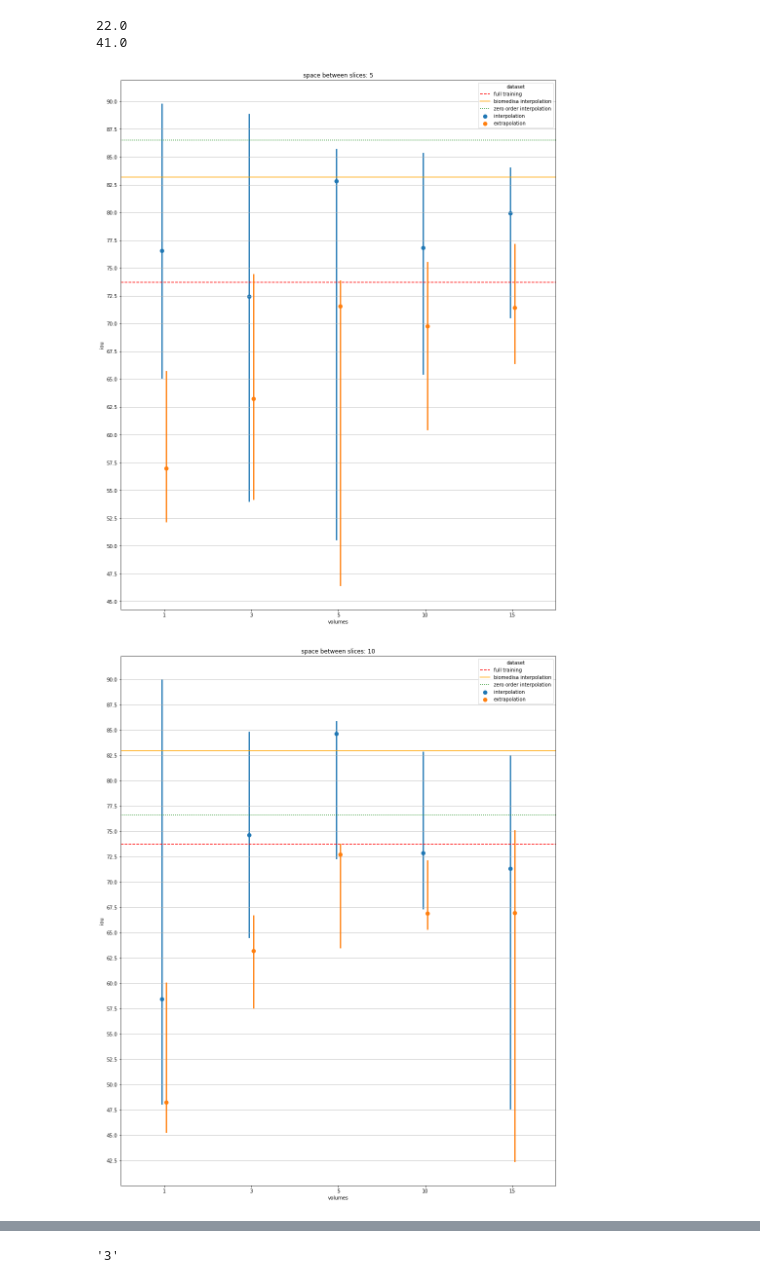
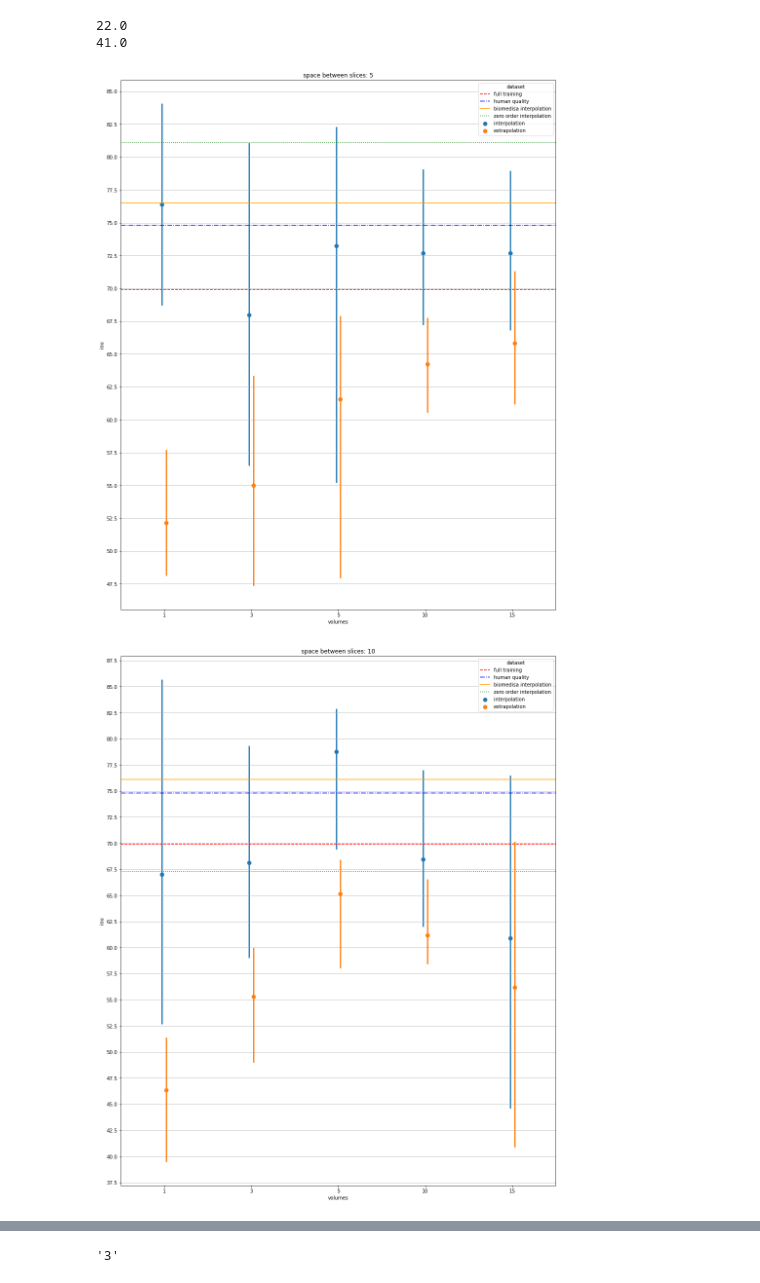
Before and after one commit to DL4XRayTomoImaging-KIT/training-repo, a Jupyter notebook: compare trainings.ipynb, the cells around one changed output, grey strips where cells are left out. Saved outputs shown, nothing was run; the diff lists cells and outputs as text; code cells hidden in the pictures.

```diff
--- a/compare trainings.ipynb
+++ b/compare trainings.ipynb
@@ -361,7 +407,9 @@ for name, address in addresses.items():
                     metric_data = json.load(f)
                 current_measure = {'pre-training': name,
                                    'slices_part': float(slc_partition),
-                                   'iou': get_best_value_v4(metric_data)}
+#                                    'iou': get_best_value_v4(metric_data, 'iou-{}', [1, 3, 4, 5, 6])
+                                   'iou': get_best_value_v4(metric_data, 'iou-{}', [1])
+                                  }
 #                 try:
 #                     current_measure['func'] = [metric_data[f'epoch_{i}'][2]['mean-iou'] for i in range(50)]
 #                 except KeyError:
@@ -512,6 +665,8 @@ addr_10 = 'unet_presliced_10_2022-01-11_22-34-06/*_+dataset.train_test_split_kwa
 addr_20 = 'unet_presliced_20_2022-01-11_22-33-26/*_+dataset.train_test_split_kwargs.train_volumes={volumes},+experiment=eye-large-sorted-unet-presliced_20,attempts=*'
 addr_5 = 'unet_presliced_5_2022-01-11_22-33-58/*_+dataset.train_test_split_kwargs.train_volumes={volumes},+experiment=eye-large-sorted-unet-presliced_5,attempts=*'
 addr_5_n = 'unet_presliced_5_2022-01-12_08-43-44/*_+dataset.train_test_split_kwargs.train_volumes={volumes},+experiment=eye-large-sorted-unet-presliced_5,attempts=*'
+# %%
+all_ious = [f'iou-{i}' for i in [1, 3, 4, 5, 6]]
 # %%
 dict_5 = []
 
@@ -523,10 +678,10 @@ for v in [1,3,5,10,15]:
             for inter_addr, extra_addr in zip(inter_addrs, extra_addrs):
                 dict_5.append({'volumes': v, 'spacer': spacer,
                                'dataset': 'interpolation',
-                               'iou': pd.read_csv(inter_addr)['mean-iou'].values.item()})
+                               'iou': pd.read_csv(inter_addr)[all_ious].values.mean()})
                 dict_5.append({'volumes': v, 'spacer': spacer,
                                'dataset': 'extrapolation',
-                               'iou': pd.read_csv(extra_addr)['mean-iou'].values.item()})
+                               'iou': pd.read_csv(extra_addr)[all_ious].values.mean()})
 
         except:
             pass
@@ -536,18 +688,22 @@ zero_order_qualities = {5: 86.49, 10: 76.61, 20: 63.74}
+# %%
+biomedisa_qualities = {20: 74.2, 10: 76.1, 5: 76.5}
+zero_order_qualities = {5: 81.1, 10: 67.3, 20: 49.3}
 # %%
 for spacer, all_runs in pd.DataFrame(dict_5).groupby('spacer'):
     plt.figure(figsize=(16, 20))
-    plt.axhline(73.7, c='r', ls='--', label='full training')
+    plt.axhline(69.9, c='r', ls='--', label='full training')
+    plt.axhline(74.8, c='b', ls='-.', label='human quality')
     plt.axhline(biomedisa_qualities[spacer], c='orange', ls='-', label='biomedisa interpolation')
     plt.axhline(zero_order_qualities[spacer], c='green', ls=':', label='zero order interpolation')
 
     plt.title(f'space between slices: {spacer}')
     sns.pointplot(data=all_runs, x='volumes', y='iou', hue='dataset',
-                  dodge=True, join=False, ci=100, estimator=np.median)
+                  dodge=True, join=False, ci=100, estimator=np.mean)
 #     sns.swarmplot(data=all_runs, x='volumes',y='iou', hue='dataset')
     loc = plticker.MultipleLocator(base=2.5) # this locator puts ticks at regular intervals
     plt.gca().yaxis.set_major_locator(loc)
     plt.grid(which='both', axis='y')
     plt.show()
 # %% [output]
-[figure, old version]
+[figure, new version]
-[figure, old version]
+[figure, new version]
```
Also changed, not shown: parts of 29 cells of this notebook.
